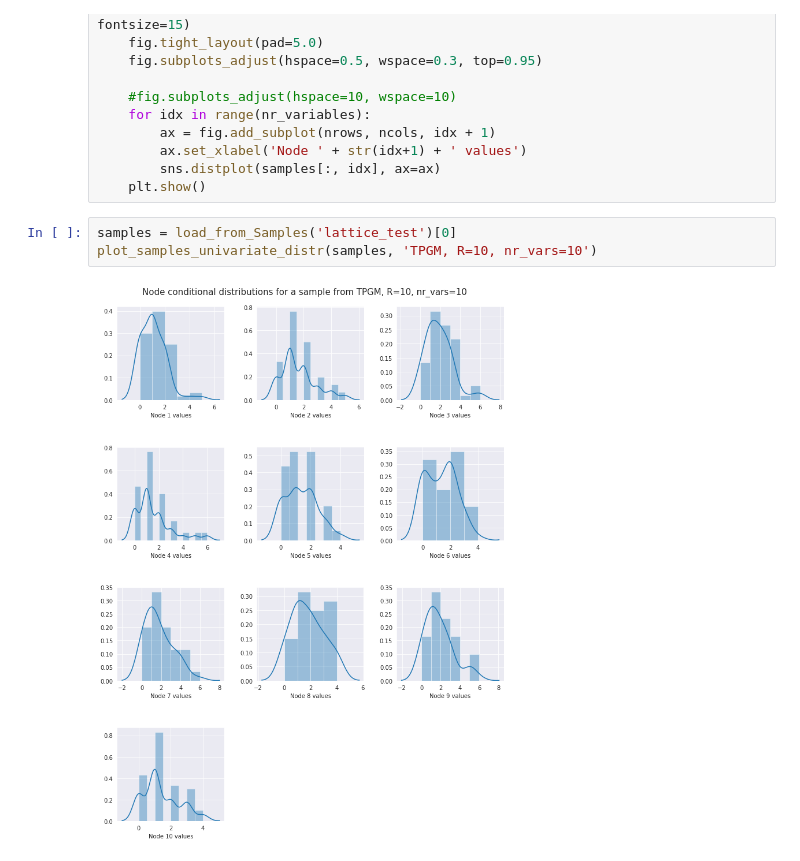
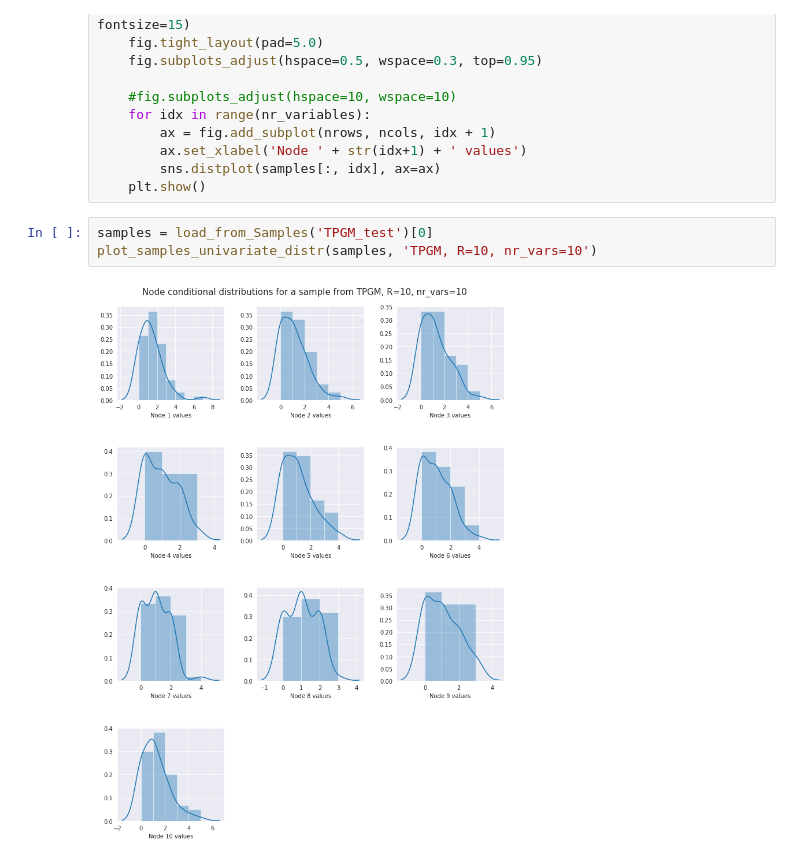
Before and after one commit to MihaiAC/MINF-PGMultivar, a Jupyter notebook: mpgm/mpgm/prototyping.ipynb, the cells around one changed output. Drawn from its saved outputs; the diff is of its cells as text.

```diff
--- a/mpgm/mpgm/prototyping.ipynb
+++ b/mpgm/mpgm/prototyping.ipynb
@@ -56,10 +56,10 @@ def plot_samples_univariate_distr(samples, model_name):
         sns.distplot(samples[:, idx], ax=ax)
     plt.show()
 # %%
-samples = load_from_Samples('lattice_test')[0]
+samples = load_from_Samples('TPGM_test')[0]
 plot_samples_univariate_distr(samples, 'TPGM, R=10, nr_vars=10')
 # %% [output]
-[figure, old version]
+[figure, new version]
 # %%
 likelihoods = load_likelihoods('test', 'TPGM_fit_test')
 plt.plot(likelihoods[0])
```
Also changed, not shown: parts of 2 cells of this notebook, 3 other files.
